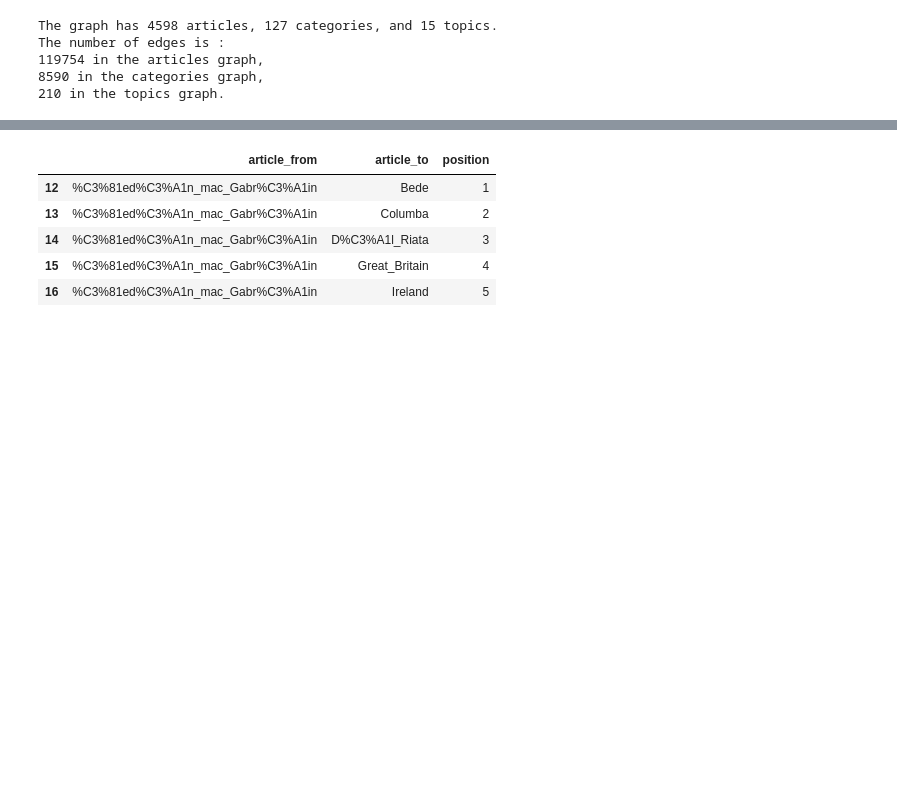
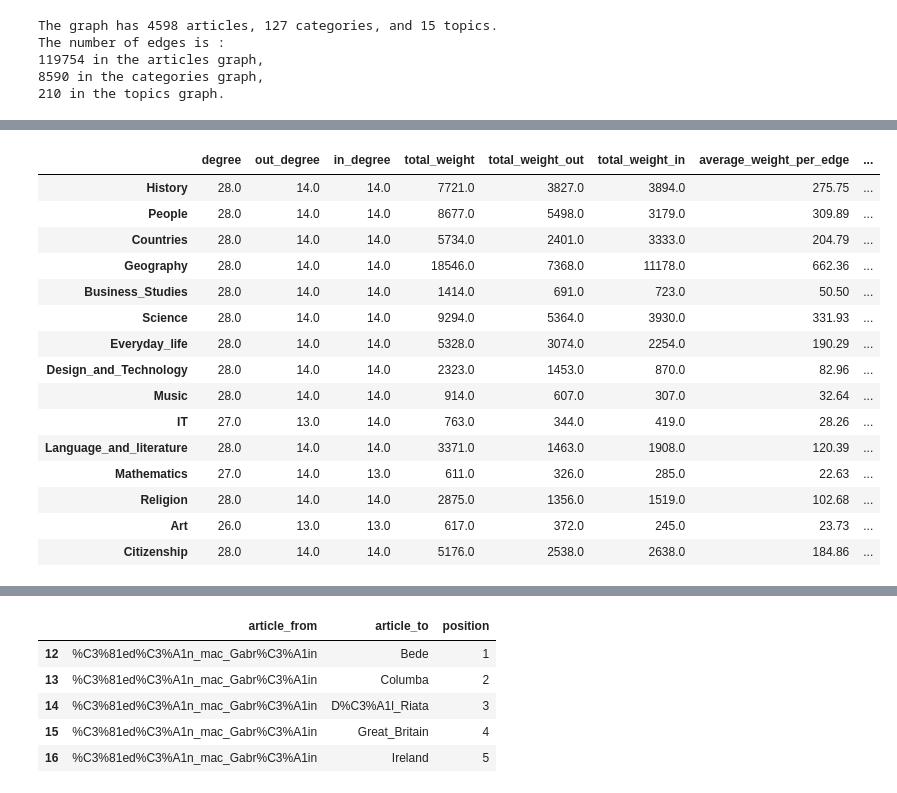
Before and after one commit to epfl-ada/ada-2022-project-groupe53, a Jupyter notebook: youssou_playground.ipynb, the cells around one changed output, grey strips where cells are left out. Saved outputs shown, nothing was run; the diff lists cells and outputs as text; code cells hidden in the pictures; blank space fills up the shorter version.

```diff
--- a/youssou_playground.ipynb
+++ b/youssou_playground.ipynb
@@ -99,0 +138,19 @@ df_articles_cs.head()
+# %%
+df_topics_cs.head(20)
+# %% [output]
+|  | degree | out_degree | in_degree | total_weight | total_weight_out | total_weight_in | average_weight_per_edge | ... |
+| History | 28.0 | 14.0 | 14.0 | 7721.0 | 3827.0 | 3894.0 | 275.75 | ... |
+| People | 28.0 | 14.0 | 14.0 | 8677.0 | 5498.0 | 3179.0 | 309.89 | ... |
+| Countries | 28.0 | 14.0 | 14.0 | 5734.0 | 2401.0 | 3333.0 | 204.79 | ... |
+| Geography | 28.0 | 14.0 | 14.0 | 18546.0 | 7368.0 | 11178.0 | 662.36 | ... |
+| Business_Studies | 28.0 | 14.0 | 14.0 | 1414.0 | 691.0 | 723.0 | 50.50 | ... |
+| Science | 28.0 | 14.0 | 14.0 | 9294.0 | 5364.0 | 3930.0 | 331.93 | ... |
+| Everyday_life | 28.0 | 14.0 | 14.0 | 5328.0 | 3074.0 | 2254.0 | 190.29 | ... |
+| Design_and_Technology | 28.0 | 14.0 | 14.0 | 2323.0 | 1453.0 | 870.0 | 82.96 | ... |
+| Music | 28.0 | 14.0 | 14.0 | 914.0 | 607.0 | 307.0 | 32.64 | ... |
+| IT | 27.0 | 13.0 | 14.0 | 763.0 | 344.0 | 419.0 | 28.26 | ... |
+| Language_and_literature | 28.0 | 14.0 | 14.0 | 3371.0 | 1463.0 | 1908.0 | 120.39 | ... |
+| Mathematics | 27.0 | 14.0 | 13.0 | 611.0 | 326.0 | 285.0 | 22.63 | ... |
+| Religion | 28.0 | 14.0 | 14.0 | 2875.0 | 1356.0 | 1519.0 | 102.68 | ... |
+| Art | 26.0 | 13.0 | 13.0 | 617.0 | 372.0 | 245.0 | 23.73 | ... |
+| Citizenship | 28.0 | 14.0 | 14.0 | 5176.0 | 2538.0 | 2638.0 | 184.86 | ... |
```
Also changed, not shown: parts of 29 cells of this notebook.
